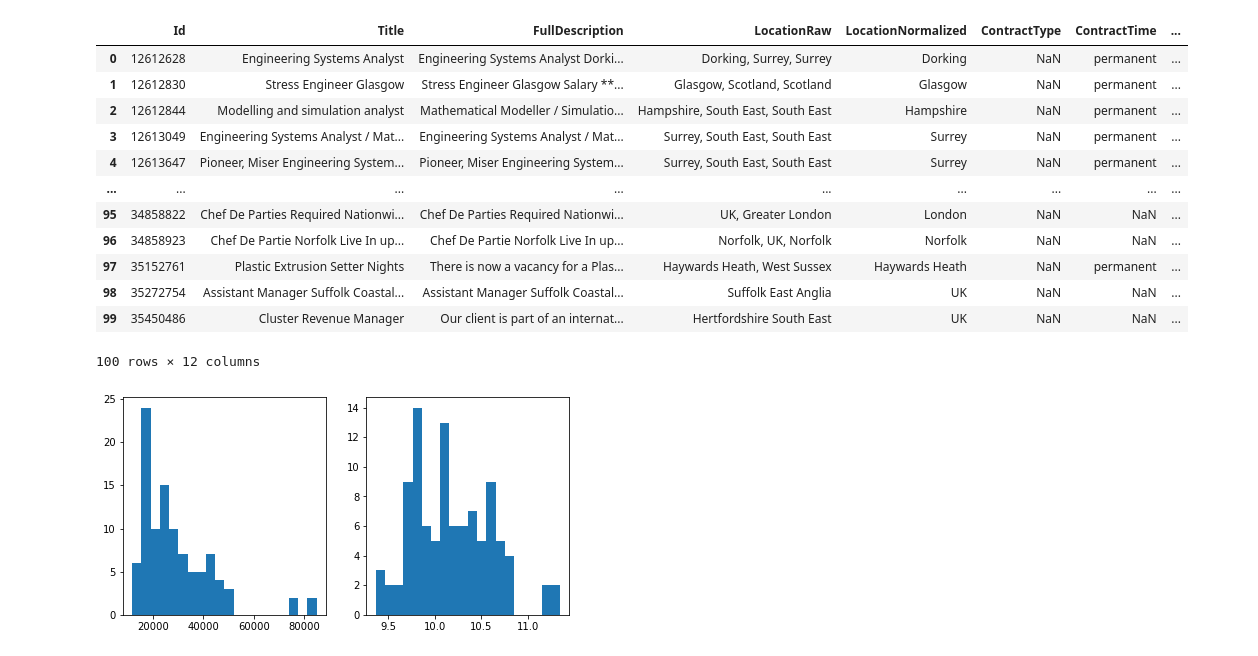
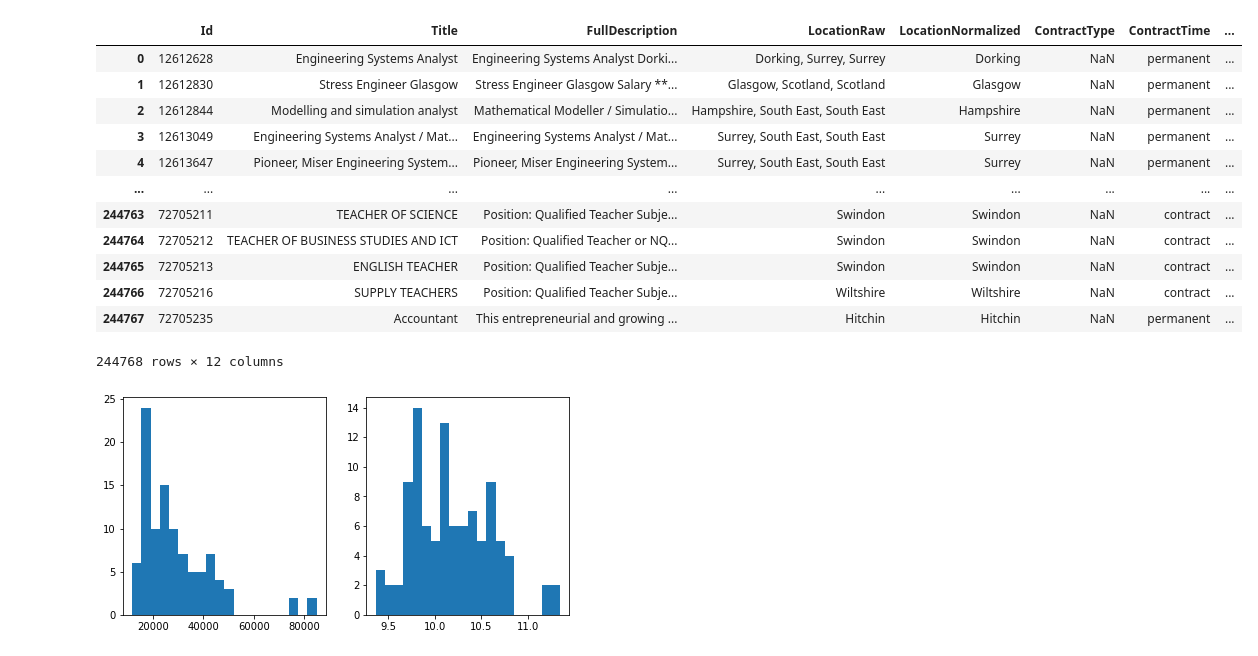
Before and after one commit to vladislavkruglikov/job-salary-prediction, a Jupyter notebook: preprocessing.ipynb, the cells around one changed output. Saved outputs shown, nothing was run; the diff lists cells and outputs as text; code cells hidden in the pictures.

```diff
--- a/preprocessing.ipynb
+++ b/preprocessing.ipynb
@@ -10,23 +10,21 @@ import torch.nn as nn
 # %%
 data = pd.read_csv('train.csv')
 
-data = data[:100]
-
 data
 # %% [output]
 |  | Id | Title | FullDescription | LocationRaw | LocationNormalized | ContractType | ContractTime | ... |
 | 0 | 12612628 | Engineering Systems Analyst | Engineering Systems Analyst Dorki... | Dorking, Surrey, Surrey | Dorking | NaN | permanent | ... |
 | 1 | 12612830 | Stress Engineer Glasgow | Stress Engineer Glasgow Salary **... | Glasgow, Scotland, Scotland | Glasgow | NaN | permanent | ... |
 | 2 | 12612844 | Modelling and simulation analyst | Mathematical Modeller / Simulatio... | Hampshire, South East, South East | Hampshire | NaN | permanent | ... |
 | 3 | 12613049 | Engineering Systems Analyst / Mat... | Engineering Systems Analyst / Mat... | Surrey, South East, South East | Surrey | NaN | permanent | ... |
 | 4 | 12613647 | Pioneer, Miser Engineering System... | Pioneer, Miser Engineering System... | Surrey, South East, South East | Surrey | NaN | permanent | ... |
 | ... | ... | ... | ... | ... | ... | ... | ... | ... |
-| 95 | 34858822 | Chef De Parties Required Nationwi... | Chef De Parties Required Nationwi... | UK, Greater London | London | NaN | NaN | ... |
-| 96 | 34858923 | Chef De Partie Norfolk Live In up... | Chef De Partie Norfolk Live In up... | Norfolk, UK, Norfolk | Norfolk | NaN | NaN | ... |
-| 97 | 35152761 | Plastic Extrusion Setter Nights | There is now a vacancy for a Plas... | Haywards Heath, West Sussex | Haywards Heath | NaN | permanent | ... |
-| 98 | 35272754 | Assistant Manager Suffolk Coastal... | Assistant Manager Suffolk Coastal... | Suffolk East Anglia | UK | NaN | NaN | ... |
-| 99 | 35450486 | Cluster Revenue Manager | Our client is part of an internat... | Hertfordshire South East | UK | NaN | NaN | ... |
+| 244763 | 72705211 | TEACHER OF SCIENCE | Position: Qualified Teacher Subje... | Swindon | Swindon | NaN | contract | ... |
+| 244764 | 72705212 | TEACHER OF BUSINESS STUDIES AND ICT | Position: Qualified Teacher or NQ... | Swindon | Swindon | NaN | contract | ... |
+| 244765 | 72705213 | ENGLISH TEACHER | Position: Qualified Teacher Subje... | Swindon | Swindon | NaN | contract | ... |
+| 244766 | 72705216 | SUPPLY TEACHERS | Position: Qualified Teacher Subje... | Wiltshire | Wiltshire | NaN | contract | ... |
+| 244767 | 72705235 | Accountant | This entrepreneurial and growing ... | Hitchin | Hitchin | NaN | permanent | ... |
-100 rows × 12 columns
+244768 rows × 12 columns
 # %%
 data['Log1pSalary'] = np.log1p(data['SalaryNormalized']).astype('float32')
 
```
